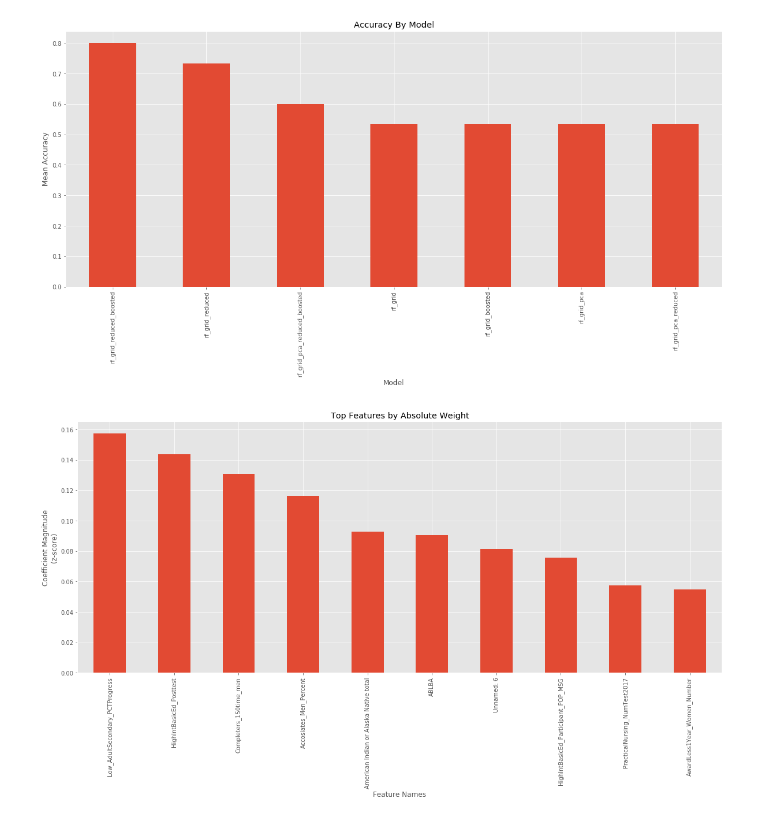
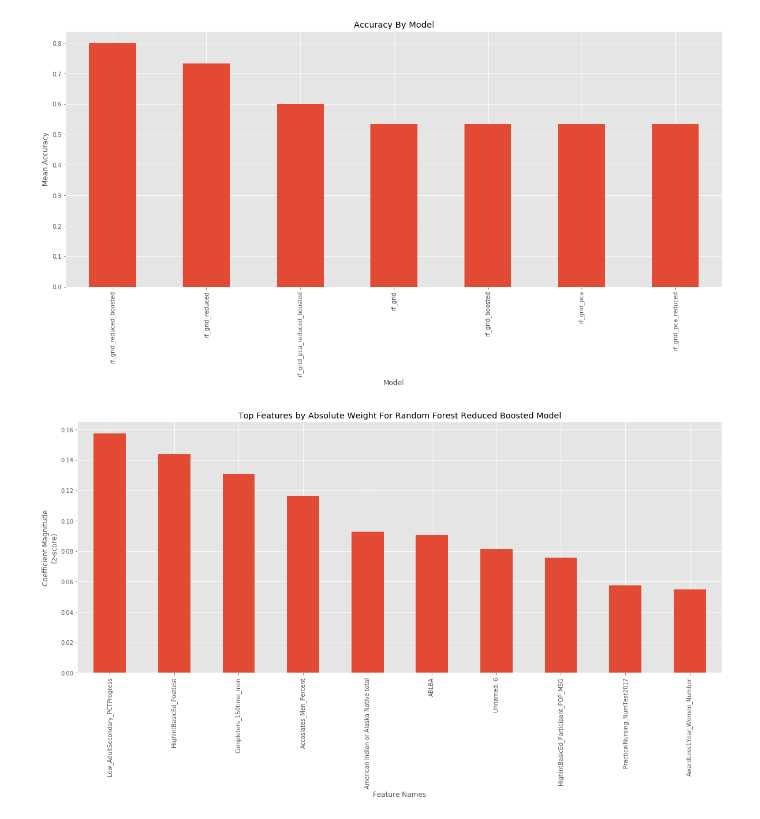
Before and after one commit to BrownRegaSterlingHeinen/PostsecondaryAttainment, a Jupyter notebook: 2016/Models/First_Year_Progression_TwoGroups_Enhanced.ipynb, the cells around one changed output. Cells and saved outputs as stored; diff of their text form; code cells hidden in the pictures.

```diff
--- a/2016/Models/First_Year_Progression_TwoGroups_Enhanced.ipynb
+++ b/2016/Models/First_Year_Progression_TwoGroups_Enhanced.ipynb
@@ -376,29 +376,29 @@ plt.show()
 # %%
 #Load the model's coefficient weights and feature names into a dataframe sorted by weights
 weights = rf_grid_reduced_boosted.feature_importances_
 feature_names = x_train_reduced.columns.values
 rfgrid_ft_imp_df = pd.DataFrame({'feature_names':feature_names, 'weights':weights, 'absolute_weights': np.abs(weights)})
 rfgrid_ft_imp_df.sort_values(by='absolute_weights', inplace=True, ascending=False )
 
 # Examine categorical variables of interest
 import matplotlib.pyplot as plt
 %matplotlib inline
 
 #Plot the model's feature importances
 # REFERENCE:  Eric Larson, https://github.com/eclarson/DataMiningNotebooks
 plt.style.use('ggplot')
 
 wt_plt_df = rfgrid_ft_imp_df.head(75)
 
 weights = pd.Series(wt_plt_df['weights'].values,index=wt_plt_df['feature_names'])
 ax = weights.plot(kind='bar', figsize=(20,8))
 
-ax.set_title("Top Features by Absolute Weight")
+ax.set_title("Top Features by Absolute Weight For Random Forest Reduced Boosted Model")
 ax.set_ylabel("Coefficient Magnitude\n(z-score)")
 ax.set_xlabel("Feature Names")
 plt.show()
 # %% [output]
-[figure, old version]
+[figure, new version]
 # %%
 stats=top_10_names.append(pd.Series("First_Year_Progression_TwoGroups"))
 full_data_reduced=NCCCData[stats]
```
